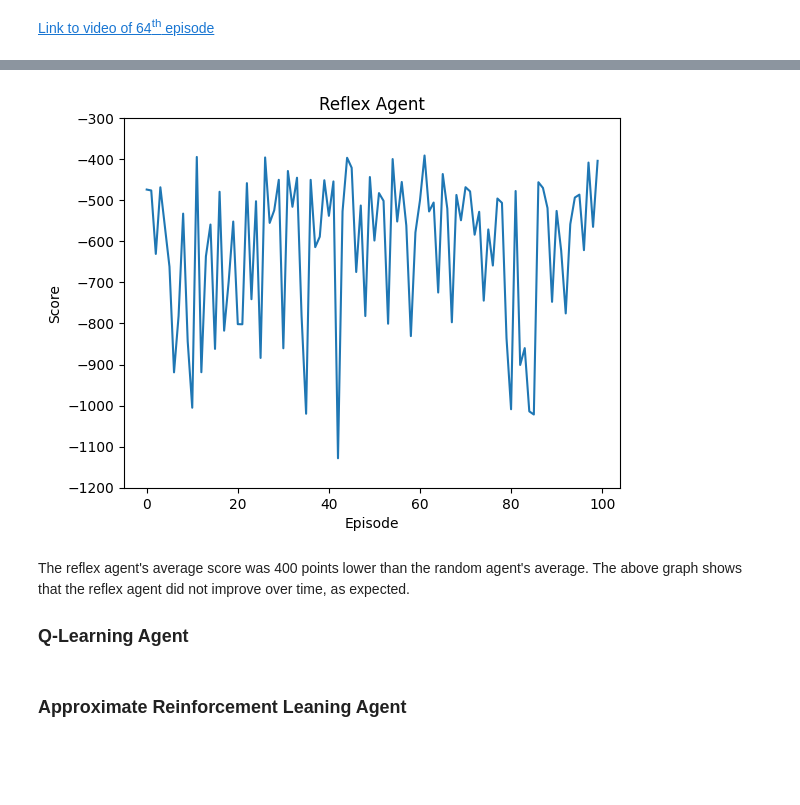
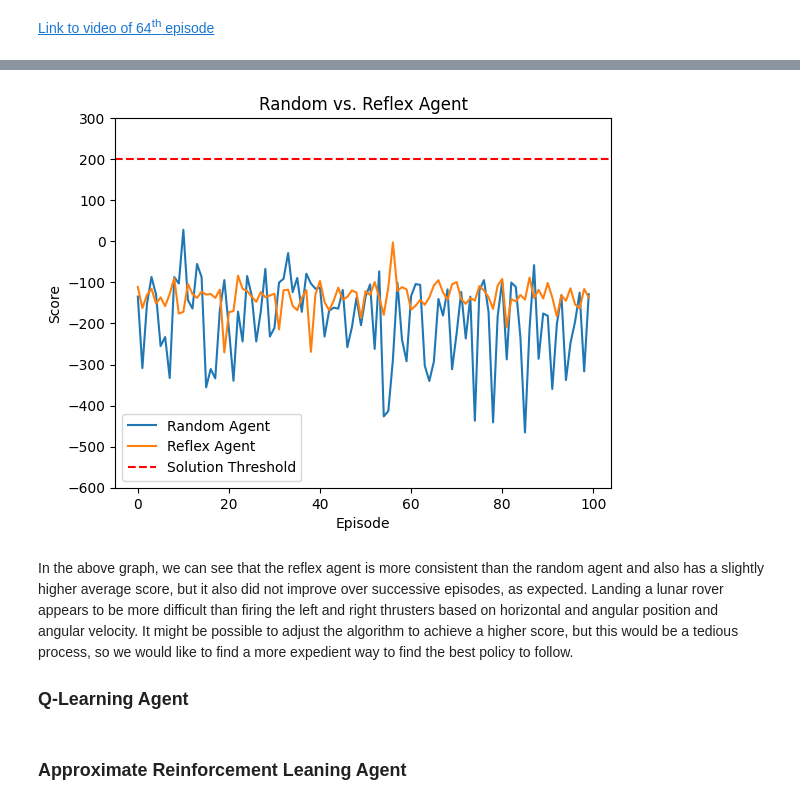
Before and after one commit to jaki9292/rl-project, a Jupyter notebook: project.ipynb, the cells around one changed output, grey strips where cells are left out. Saved outputs shown, nothing was run; the diff lists cells and outputs as text; code cells hidden in the pictures; blank space fills up the shorter version.

Commit message:
general agent & refine reflex agent

```diff
--- a/project.ipynb
+++ b/project.ipynb
@@ -335,7 +362,22 @@ class RandomAgent:
+# %%
+# Define random agent class
+
+class RandomAgent(Agent):
+    '''
+    Inherits from general agent class
+    '''
+    def __init__(self, name = "random_agent"):
+        Agent.__init__(self, name)
 # %%
 # Instantiate lunar lander random agent
 rand_agent = RandomAgent()
 
+# Number of episodes to iterate over
+episodes = 100
+
 # Iterate over 100 episodes
-rand_scores = rand_agent.repeat(100, verbose = True, video = False)
+rand_scores = rand_agent.iterate(episodes, verbose = False, video = False)
+
+# Print average, max, min
+average, max, min = rand_agent.score_stats(verbose = True)
 # %% [output]
@@ -439,5 +491,8 @@ class ReflexAgent(RandomAgent):
 rflx_agent = ReflexAgent()
 
 # Iterate over 100 episodes
-rflx_scores = rflx_agent.repeat(100, verbose = True, video = False)
+rflx_scores = rflx_agent.iterate(episodes, verbose = False, video = False)
+
+# Print average max, min
+average, max, min = rflx_agent.score_stats(verbose = True)
 # %% [output]
@@ -461,19 +500,20 @@ Average score: -614.2981823258971; Max: -391.01191291040163; Min: -1128.27890804
 # %%
-# Plot reflex agent's scores over all episodes
+# Plot reflex and random agents' scores over all episodes
 
-import matplotlib.pyplot as plt
-
-plt.plot(rflx_scores)
-plt.ylim([-1200,-300])
-plt.title("Reflex Agent")
+plt.plot(rand_scores, label = "Random Agent")
+plt.plot(rflx_scores, label = "Reflex Agent")
+plt.axhline(y = 200, color = 'r', linestyle = 'dashed', label = "Solution Threshold")
+plt.ylim([-600,300])
+plt.title("Random vs. Reflex Agent")
 plt.xlabel("Episode")
-plt.ylabel("Score");
+plt.ylabel("Score")
+plt.legend();
 # %% [output]
-[figure, old version]
+[figure, new version]
-# %% [markdown]
-The reflex agent's average score was 400 points lower than the random agent's average. The above graph shows that the reflex agent did not improve over time, as expected.
-
-### Q-Learning Agent ###
+# %% [markdown]
+In the above graph, we can see that the reflex agent is more consistent than the random agent and also has a slightly higher average score, but it also did not improve over successive episodes, as expected. Landing a lunar rover appears to be more difficult than firing the left and right thrusters based on horizontal and angular position and angular velocity. It might be possible to adjust the algorithm to achieve a higher score, but this would be a tedious process, so we would like to find a more expedient way to find the best policy to follow.
+
+### Q-Learning Agent ###
 # %% [markdown]
 ### Approximate Reinforcement Leaning Agent ###
 # %% [markdown]
```
Also changed, not shown: parts of 12 cells of this notebook.
